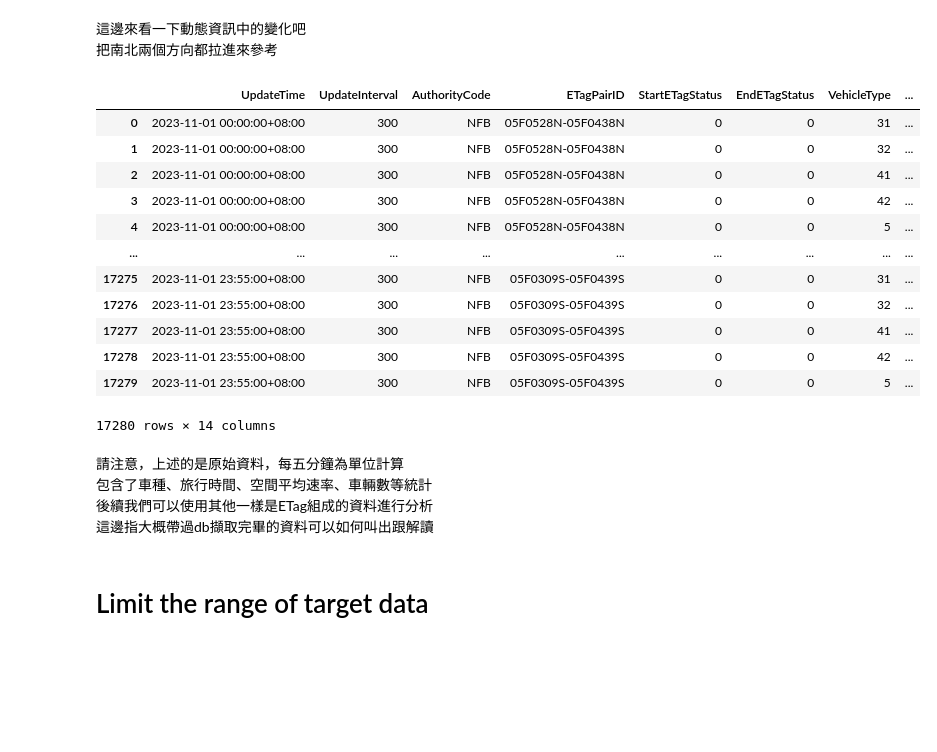
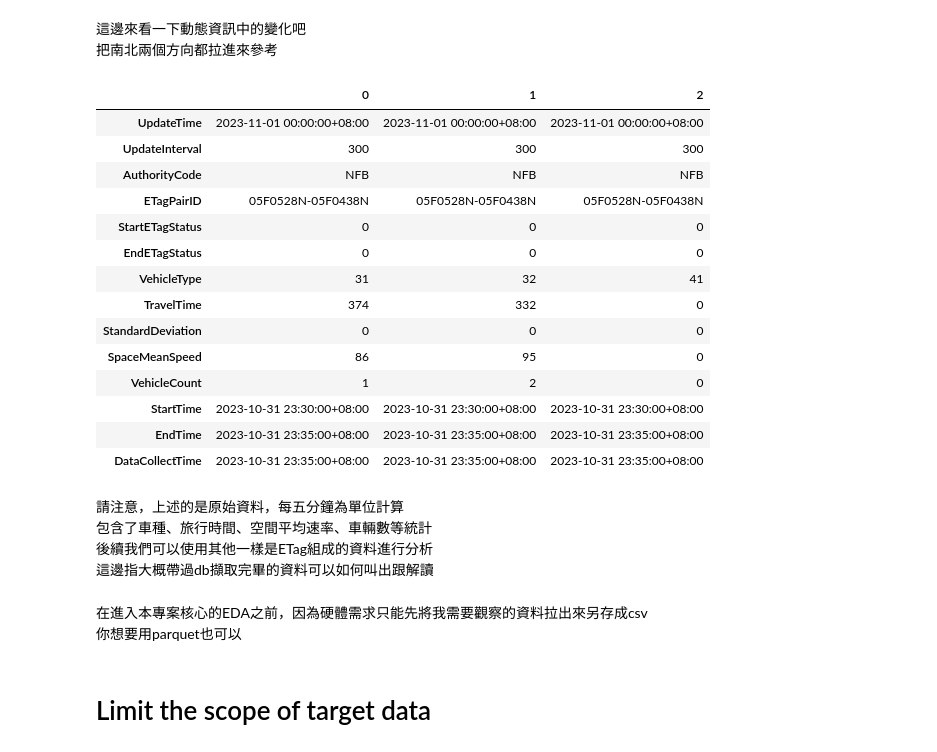
Before and after one commit to willim9313/Taiwan_Freeway5_TravelTime_Prediction, a Jupyter notebook: notebooks/eda_1st_all.ipynb, the cells around one changed output. Saved outputs shown, nothing was run; the diff lists cells and outputs as text; code cells hidden in the pictures; blank space fills up the shorter version.

```diff
--- a/notebooks/eda_1st_all.ipynb
+++ b/notebooks/eda_1st_all.ipynb
@@ -312,21 +309,23 @@ df = pd.read_sql_query(
     con)
 con.close()
 # %%
-df
+df.head(3).T
 # %% [output]
-|  | UpdateTime | UpdateInterval | AuthorityCode | ETagPairID | StartETagStatus | EndETagStatus | VehicleType | ... |
-| 0 | 2023-11-01 00:00:00+08:00 | 300 | NFB | 05F0528N-05F0438N | 0 | 0 | 31 | ... |
-| 1 | 2023-11-01 00:00:00+08:00 | 300 | NFB | 05F0528N-05F0438N | 0 | 0 | 32 | ... |
-| 2 | 2023-11-01 00:00:00+08:00 | 300 | NFB | 05F0528N-05F0438N | 0 | 0 | 41 | ... |
-| 3 | 2023-11-01 00:00:00+08:00 | 300 | NFB | 05F0528N-05F0438N | 0 | 0 | 42 | ... |
-| 4 | 2023-11-01 00:00:00+08:00 | 300 | NFB | 05F0528N-05F0438N | 0 | 0 | 5 | ... |
-| ... | ... | ... | ... | ... | ... | ... | ... | ... |
-| 17275 | 2023-11-01 23:55:00+08:00 | 300 | NFB | 05F0309S-05F0439S | 0 | 0 | 31 | ... |
-| 17276 | 2023-11-01 23:55:00+08:00 | 300 | NFB | 05F0309S-05F0439S | 0 | 0 | 32 | ... |
-| 17277 | 2023-11-01 23:55:00+08:00 | 300 | NFB | 05F0309S-05F0439S | 0 | 0 | 41 | ... |
-| 17278 | 2023-11-01 23:55:00+08:00 | 300 | NFB | 05F0309S-05F0439S | 0 | 0 | 42 | ... |
-| 17279 | 2023-11-01 23:55:00+08:00 | 300 | NFB | 05F0309S-05F0439S | 0 | 0 | 5 | ... |
+|  | 0 | 1 | 2 |
+| UpdateTime | 2023-11-01 00:00:00+08:00 | 2023-11-01 00:00:00+08:00 | 2023-11-01 00:00:00+08:00 |
+| UpdateInterval | 300 | 300 | 300 |
+| AuthorityCode | NFB | NFB | NFB |
+| ETagPairID | 05F0528N-05F0438N | 05F0528N-05F0438N | 05F0528N-05F0438N |
+| StartETagStatus | 0 | 0 | 0 |
+| EndETagStatus | 0 | 0 | 0 |
+| VehicleType | 31 | 32 | 41 |
+| TravelTime | 374 | 332 | 0 |
+| StandardDeviation | 0 | 0 | 0 |
+| SpaceMeanSpeed | 86 | 95 | 0 |
+| VehicleCount | 1 | 2 | 0 |
+| StartTime | 2023-10-31 23:30:00+08:00 | 2023-10-31 23:30:00+08:00 | 2023-10-31 23:30:00+08:00 |
+| EndTime | 2023-10-31 23:35:00+08:00 | 2023-10-31 23:35:00+08:00 | 2023-10-31 23:35:00+08:00 |
+| DataCollectTime | 2023-10-31 23:35:00+08:00 | 2023-10-31 23:35:00+08:00 | 2023-10-31 23:35:00+08:00 |
-17280 rows × 14 columns
 # %% [markdown]
 請注意，上述的是原始資料，每五分鐘為單位計算
 包含了車種、旅行時間、空間平均速率、車輛數等統計
@@ -338,2 +334,5 @@ df
+# %% [markdown]
+在進入本專案核心的EDA之前，因為硬體需求只能先將我需要觀察的資料拉出來另存成csv
+你想要用parquet也可以
 # %% [markdown]
-# Limit the range of target data
+# Limit the scope of target data
```
Also changed, not shown: parts of 71 cells of this notebook, 1 other file.
